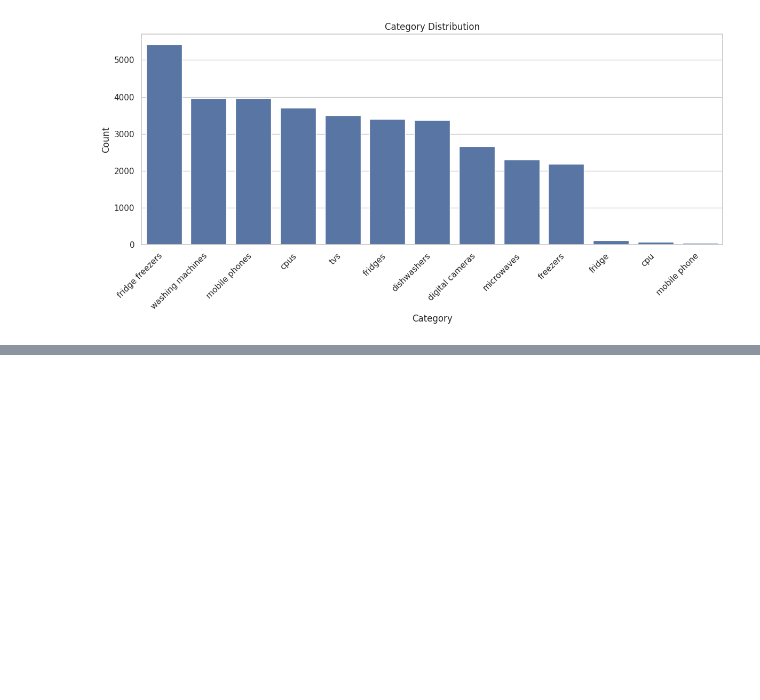
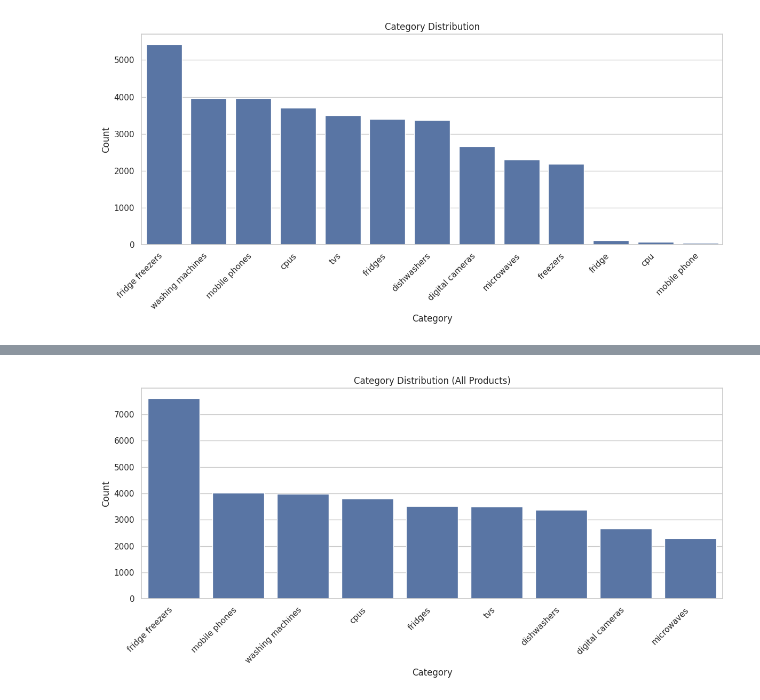
Before and after one commit to migo2555/ml-product-category-prediction-based-on-title-, a Jupyter notebook: notebook/product_category_prediction.ipynb, the cells around one changed output, grey strips where cells are left out. Cells and saved outputs as stored; diff of their text form; code cells hidden in the pictures; blank space fills up the shorter version.

```diff
--- a/notebook/product_category_prediction.ipynb
+++ b/notebook/product_category_prediction.ipynb
@@ -467,0 +472,23 @@ plt.show()
+# %%
+# Standardize category labels
+df['Category_Label'] = df['Category_Label'].str.lower().str.strip()
+
+# Correct mapping for duplicates but keep 'fridge' separate
+category_mapping = {
+    'freezers': 'fridge freezers',       # spaja samo freezers
+    'fridge': 'fridges',                  # fridges ostaje zasebno
+    'washing maschines': 'washing machines',
+    'mobile phone': 'mobile phones',
+    'cpu': 'cpus',
+    'tv': 'tvs',
+    'digital camera': 'digital cameras',
+    'microwave': 'microwaves',
+    'dishwasher': 'dishwashers'
+}
+
+# Apply the mapping
+df['Category_Label'] = df['Category_Label'].replace(category_mapping)
+
+# Verify the cleaning
+print("Unique categories after cleaning:")
+print(df['Category_Label'].value_counts())
@@ -467,0 +512,14 @@ plt.show()
+# %%
+import matplotlib.pyplot as plt
+import seaborn as sns
+
+plt.figure(figsize=(12,6))
+sns.countplot(data=df, x='Category_Label', order=df['Category_Label'].value_counts().index)
+plt.xticks(rotation=45, ha='right')
+plt.title("Category Distribution (All Products)")
+plt.xlabel("Category")
+plt.ylabel("Count")
+plt.tight_layout()
+plt.show()
+# %% [output]
+[figure, added]
```
Also changed, not shown: parts of 10 cells of this notebook.
